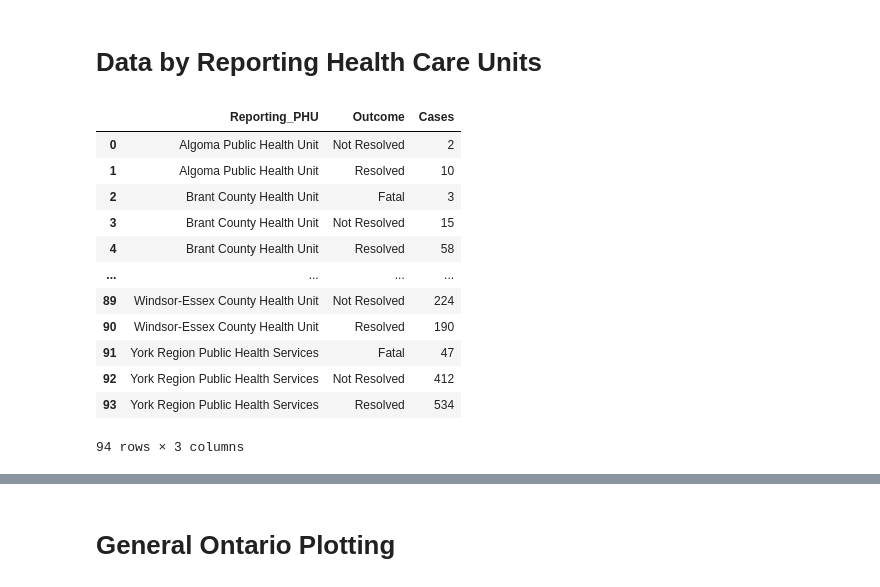
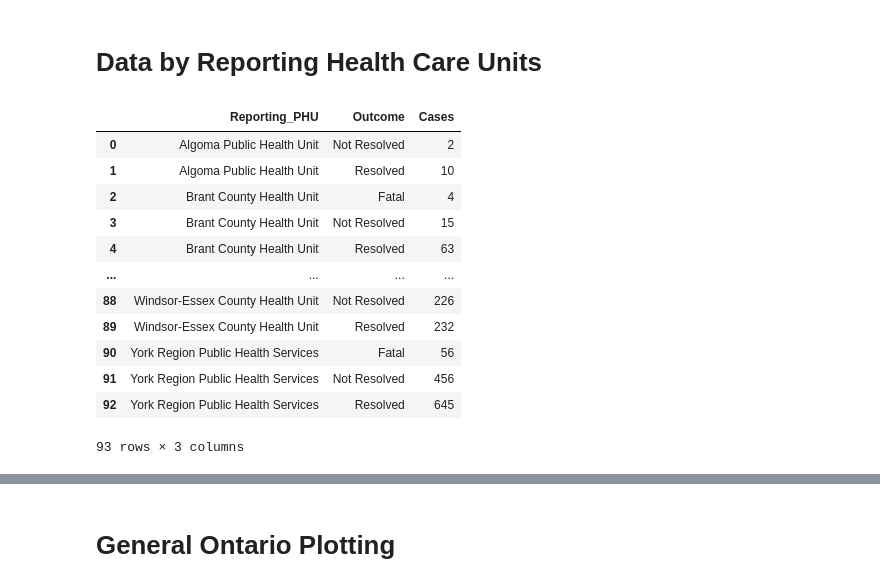
Before and after one commit to minix1234/minix1234.github.io, a Jupyter notebook: pelican/notebooks/Ontario.ipynb, the cells around one changed output, grey strips where cells are left out. Drawn from its saved outputs; the diff is of its cells as text; code cells hidden in the pictures.

```diff
--- a/pelican/notebooks/Ontario.ipynb
+++ b/pelican/notebooks/Ontario.ipynb
@@ -87,29 +88,29 @@ figage.write_html("Ontariobarage.html")
 # %%
 #dfcases = dfcases.astype(float)
 #dfcases = dfcases.drop(columns=['Reporting_PHU_Website','Reporting_PHU_Latitude','Reporting_PHU_Longitude']
 #dfcases.groupby('OUTCOME1').count()
 #dfcases.groupby('Reporting_PHU_City').count()
 #df2 = dfcases.groupby(['Age_Group','OUTCOME1','Reporting_PHU_City'])['ROW_ID'].count()
-df3 = dfcases.groupby(['Reporting_PHU','OUTCOME1']).count()
-df3 = df3.drop(columns=['CLIENT_GENDER','CASE_ACQUISITIONINFO','Age_Group'])
+df3 = dfcases.groupby(['Reporting_PHU','Outcome1']).count()
+df3 = df3.drop(columns=['Client_Gender','Case_AcquisitionInfo','Age_Group'])
 df3 = df3.reset_index()#.to_csv('ontario.csv')
-df3 = df3.rename(columns={'OUTCOME1': 'Outcome'})
-df3 = df3.rename(columns={'ROW_ID': 'Cases'})
+df3 = df3.rename(columns={'Outcome1': 'Outcome'})
+df3 = df3.rename(columns={'Row_ID': 'Cases'})
 df3
 # %% [output]
 |  | Reporting_PHU | Outcome | Cases |
 | 0 | Algoma Public Health Unit | Not Resolved | 2 |
 | 1 | Algoma Public Health Unit | Resolved | 10 |
-| 2 | Brant County Health Unit | Fatal | 3 |
+| 2 | Brant County Health Unit | Fatal | 4 |
 | 3 | Brant County Health Unit | Not Resolved | 15 |
-| 4 | Brant County Health Unit | Resolved | 58 |
+| 4 | Brant County Health Unit | Resolved | 63 |
 | ... | ... | ... | ... |
-| 89 | Windsor-Essex County Health Unit | Not Resolved | 224 |
-| 90 | Windsor-Essex County Health Unit | Resolved | 190 |
-| 91 | York Region Public Health Services | Fatal | 47 |
-| 92 | York Region Public Health Services | Not Resolved | 412 |
-| 93 | York Region Public Health Services | Resolved | 534 |
+| 88 | Windsor-Essex County Health Unit | Not Resolved | 226 |
+| 89 | Windsor-Essex County Health Unit | Resolved | 232 |
+| 90 | York Region Public Health Services | Fatal | 56 |
+| 91 | York Region Public Health Services | Not Resolved | 456 |
+| 92 | York Region Public Health Services | Resolved | 645 |
-94 rows × 3 columns
+93 rows × 3 columns
 # %%
 figPHU = px.bar(df3, x="Reporting_PHU", y="Cases", color='Outcome')
 figPHU.update_layout(
```
Also changed, not shown: parts of 8 cells of this notebook, 16 other files.
